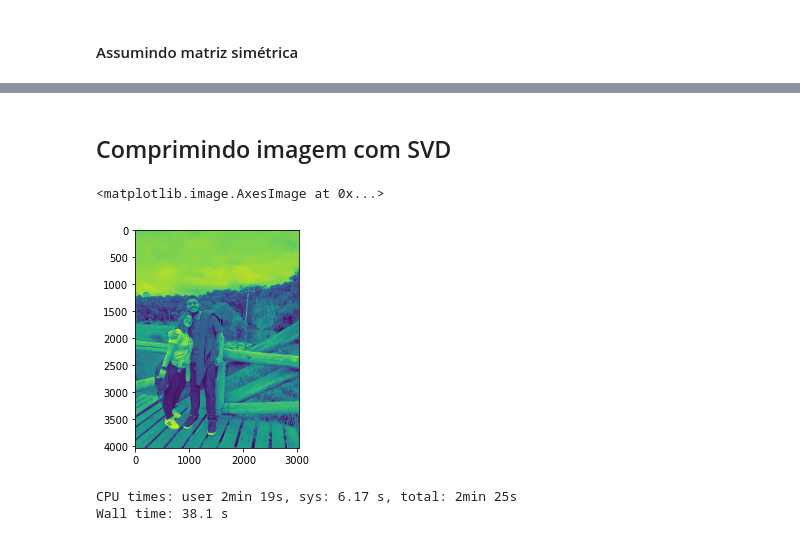
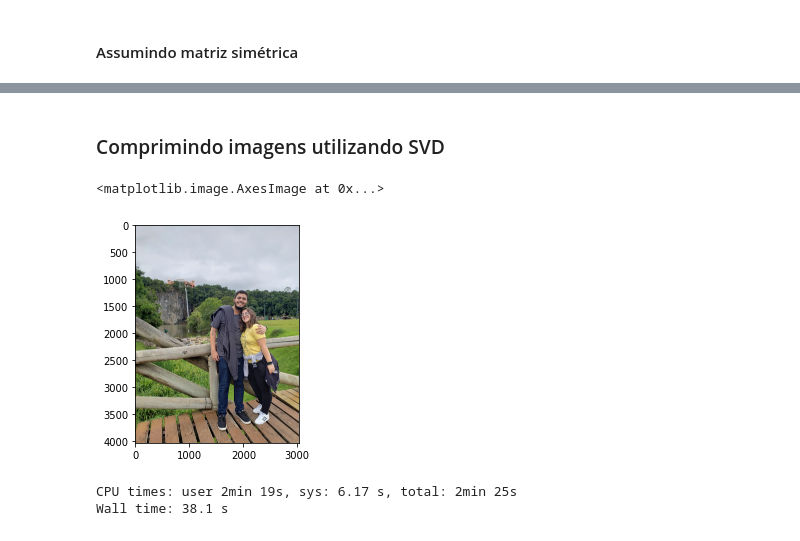
Before and after one commit to marinamachado/calculoNumerico, a Jupyter notebook: svd.ipynb, the cells around one changed output, grey strips where cells are left out. Drawn from its saved outputs; the diff is of its cells as text; code cells hidden in the pictures.

```diff
--- a/svd.ipynb
+++ b/svd.ipynb
@@ -384,12 +451,12 @@ Wall time: 2.64 s
 # %% [markdown]
-## Comprimindo imagem com SVD
+### Comprimindo imagens utilizando SVD
 # %%
 img = plt.imread('images/foto.jpg', 'jpg')
-img = rgb2gray(img)
-plt.imshow(img.T)
+img = np.rot90(img, k=1, axes=(1,0))
+plt.imshow(img)
 # %% [output]
 <matplotlib.image.AxesImage at 0x...>
-[figure, old version]
+[figure, new version]
 # %%
 %%time
 U,S,V = np.linalg.svd(img)
```
Also changed, not shown: parts of 12 cells of this notebook, 1 other file.
